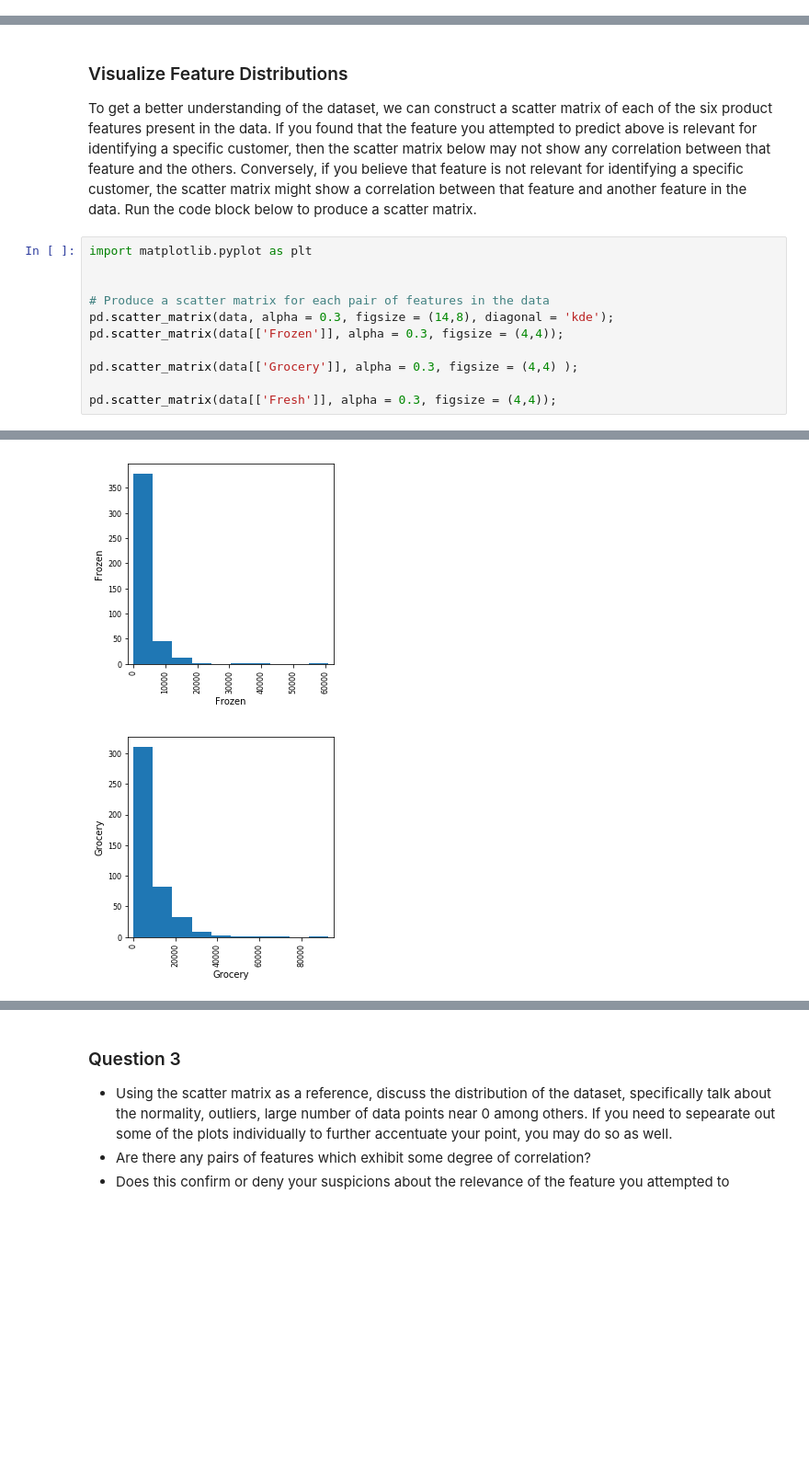
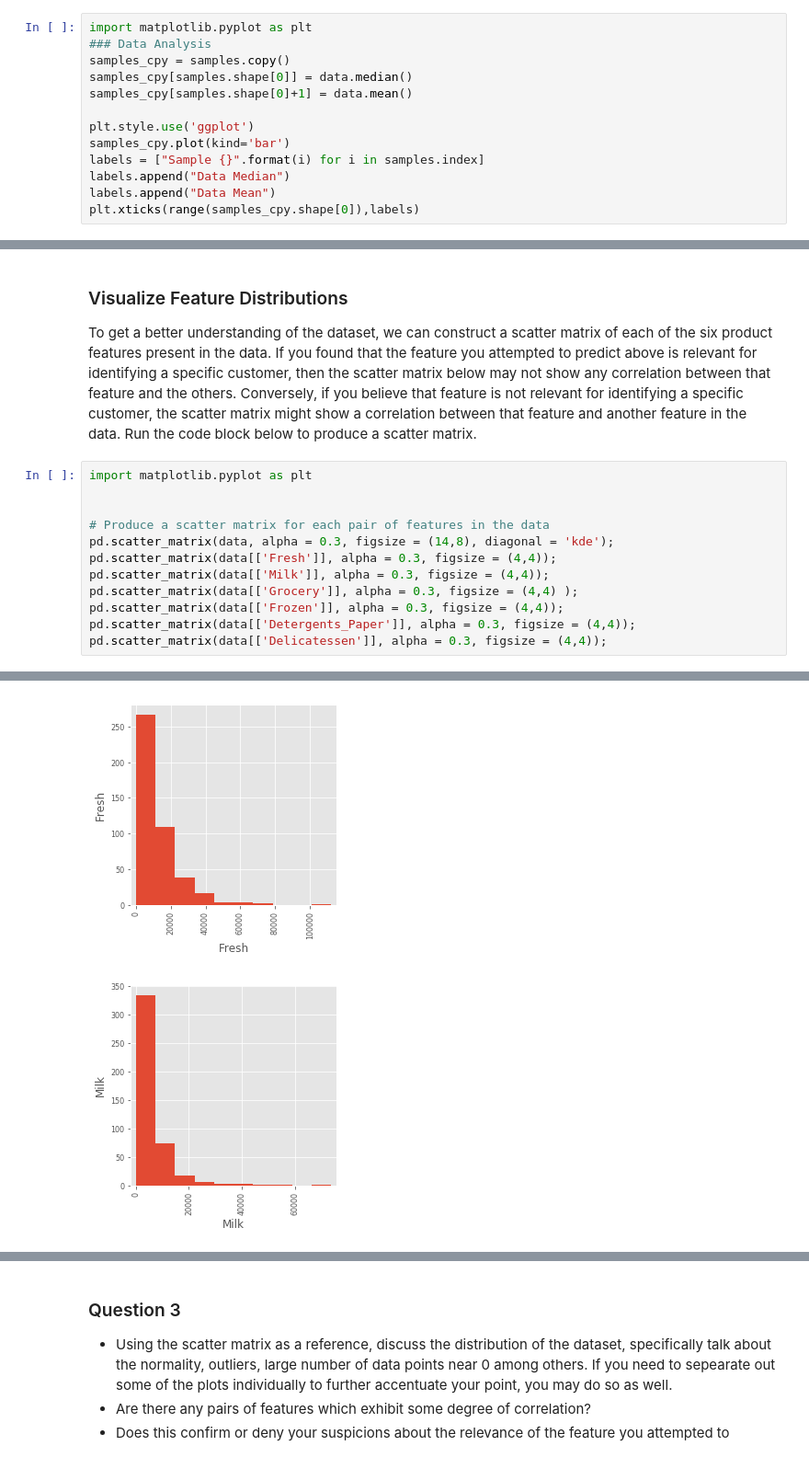
Before and after one commit to venkat998899/machine-learning, a Jupyter notebook: projects/customer_segments/customer_segments.ipynb, the cells around one changed output, grey strips where cells are left out. Shown at 92% size. Cells and saved outputs as stored; diff of their text form; blank space fills up the shorter version.

```diff
--- a/projects/customer_segments/customer_segments.ipynb
+++ b/projects/customer_segments/customer_segments.ipynb
@@ -90,3 +90,16 @@ Chosen samples of wholesale customers dataset:
 | 0 | 16117 | 46197 | 92780 | 1026 | 40827 | 2944 |
 | 1 | 26373 | 36423 | 22019 | 5154 | 4337 | 16523 |
 | 2 | 36847 | 43950 | 20170 | 36534 | 239 | 47943 |
+# %%
+import matplotlib.pyplot as plt
+### Data Analysis
+samples_cpy = samples.copy()
+samples_cpy[samples.shape[0]] = data.median()
+samples_cpy[samples.shape[0]+1] = data.mean()
+
+plt.style.use('ggplot')
+samples_cpy.plot(kind='bar')
+labels = ["Sample {}".format(i) for i in samples.index]
+labels.append("Data Median")
+labels.append("Data Mean")
+plt.xticks(range(samples_cpy.shape[0]),labels)
@@ -201,9 +220,10 @@ import matplotlib.pyplot as plt
 
 # Produce a scatter matrix for each pair of features in the data
 pd.scatter_matrix(data, alpha = 0.3, figsize = (14,8), diagonal = 'kde');
+pd.scatter_matrix(data[['Fresh']], alpha = 0.3, figsize = (4,4));
+pd.scatter_matrix(data[['Milk']], alpha = 0.3, figsize = (4,4));
+pd.scatter_matrix(data[['Grocery']], alpha = 0.3, figsize = (4,4) );
 pd.scatter_matrix(data[['Frozen']], alpha = 0.3, figsize = (4,4));
-
-pd.scatter_matrix(data[['Grocery']], alpha = 0.3, figsize = (4,4) );
-
-pd.scatter_matrix(data[['Fresh']], alpha = 0.3, figsize = (4,4));
+pd.scatter_matrix(data[['Detergents_Paper']], alpha = 0.3, figsize = (4,4));
+pd.scatter_matrix(data[['Delicatessen']], alpha = 0.3, figsize = (4,4));
 # %% [output]
@@ -211,2 +231,2 @@ pd.scatter_matrix(data[['Fresh']], alpha = 0.3, figsize = (4,4));
-[figure, old version]
+[figure, new version]
-[figure, old version]
+[figure, new version]
```
Also changed, not shown: parts of 10 cells of this notebook, 1 other file.
